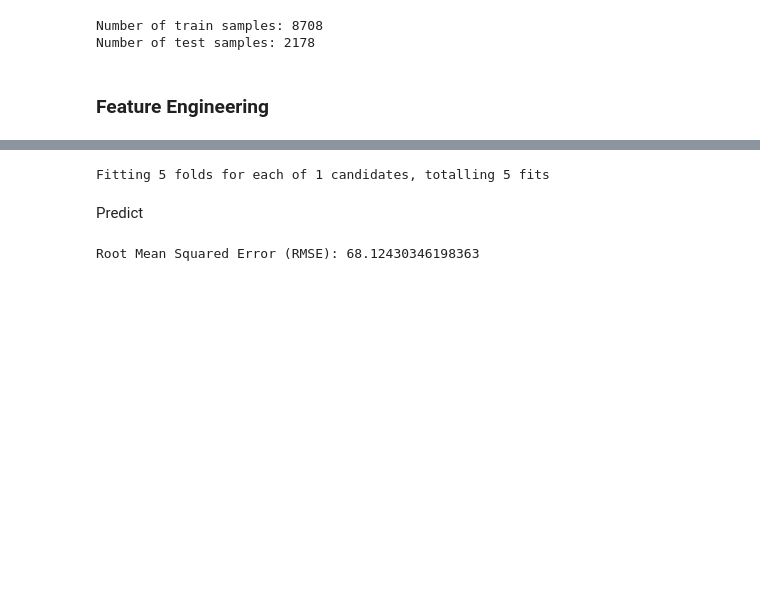
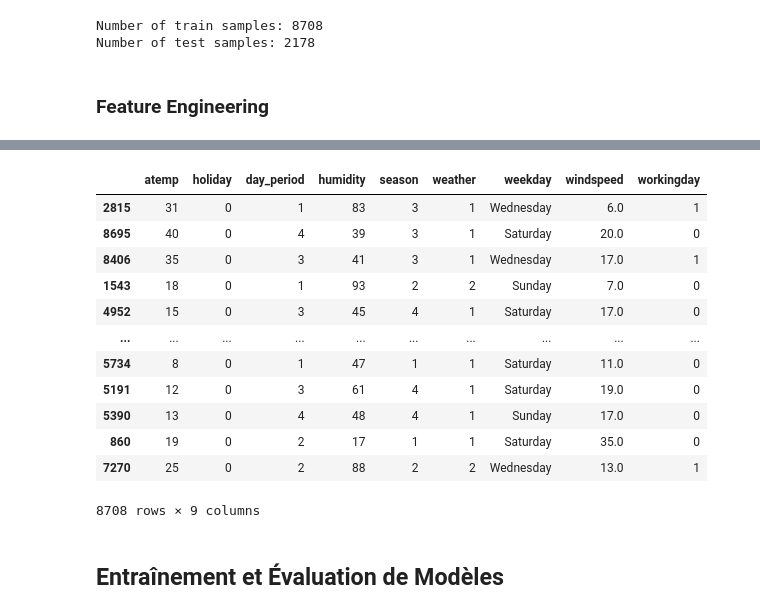
Before and after one commit to Antoine101/Bike-Sharing-Demand, a Jupyter notebook: Bike Sharing Demand.ipynb, the cells around one changed output, grey strips where cells are left out. Drawn from its saved outputs; the diff is of its cells as text; code cells hidden in the pictures; blank space fills up the shorter version.

```diff
--- a/Bike Sharing Demand.ipynb
+++ b/Bike Sharing Demand.ipynb
@@ -314,6 +373,6 @@ Nous commençons par supprimer les colonnes suivantes:
 - `casual` et `registered`: car elles servent directement à calculer la variable à prédire `count`.
 # %%
-dataset.drop(columns=["datetime", "year", "casual", "registered"], inplace=True)
+dataset.drop(columns=["datetime", "year", "temp", "casual", "registered"], inplace=True)
 # %% [markdown]
 ### Séparation en jeux d'entraînement et de test
 # %% [markdown]
@@ -429,15 +431,0 @@ pp.pprint(random_grid)
-# %%
-random_search = RandomizedSearchCV(
-                                    estimator=pipeline,
-                                    param_distributions=random_grid,
-                                    n_iter=1,
-                                    cv=5,
-                                    verbose=2,
-                                    random_state=42,
-                                    n_jobs=-1
-                                )
-random_search.fit(X_train, y_train)
-print("Best parameter (CV score=%0.3f):" % random_search.best_score_)
-print(random_search.best_params_)
-# %% [output]
-Fitting 5 folds for each of 1 candidates, totalling 5 fits
@@ -458,7 +432,18 @@ print(grid_search.best_params_)
-# %% [markdown]
-Predict
-# %%
-predictions = grid_search.predict(X_test)
-print('Root Mean Squared Error (RMSE):', np.sqrt(metrics.mean_squared_error(y_test, predictions)))
-# %% [output]
-Root Mean Squared Error (RMSE): 68.12430346198363
+# %%
+X_train
+# %% [output]
+|  | atemp | holiday | day_period | humidity | season | weather | weekday | windspeed | workingday |
+| 2815 | 31 | 0 | 1 | 83 | 3 | 1 | Wednesday | 6.0 | 1 |
+| 8695 | 40 | 0 | 4 | 39 | 3 | 1 | Saturday | 20.0 | 0 |
+| 8406 | 35 | 0 | 3 | 41 | 3 | 1 | Wednesday | 17.0 | 1 |
+| 1543 | 18 | 0 | 1 | 93 | 2 | 2 | Sunday | 7.0 | 0 |
+| 4952 | 15 | 0 | 3 | 45 | 4 | 1 | Saturday | 17.0 | 0 |
+| ... | ... | ... | ... | ... | ... | ... | ... | ... | ... |
+| 5734 | 8 | 0 | 1 | 47 | 1 | 1 | Saturday | 11.0 | 0 |
+| 5191 | 12 | 0 | 3 | 61 | 4 | 1 | Saturday | 19.0 | 0 |
+| 5390 | 13 | 0 | 4 | 48 | 4 | 1 | Sunday | 17.0 | 0 |
+| 860 | 19 | 0 | 2 | 17 | 1 | 1 | Saturday | 35.0 | 0 |
+| 7270 | 25 | 0 | 2 | 88 | 2 | 2 | Wednesday | 13.0 | 1 |
+8708 rows × 9 columns
+# %% [markdown]
+## Entraînement et Évaluation de Modèles
```
Also changed, not shown: parts of 71 cells of this notebook.
